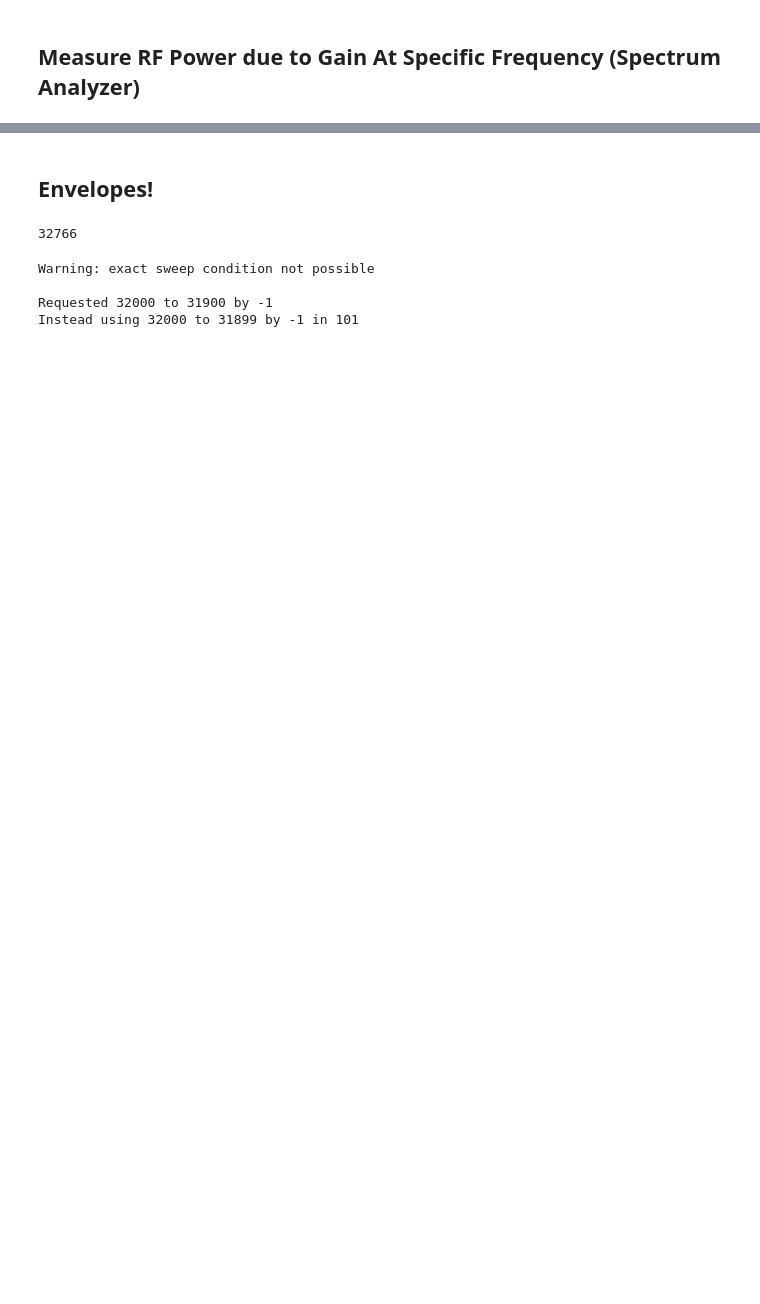
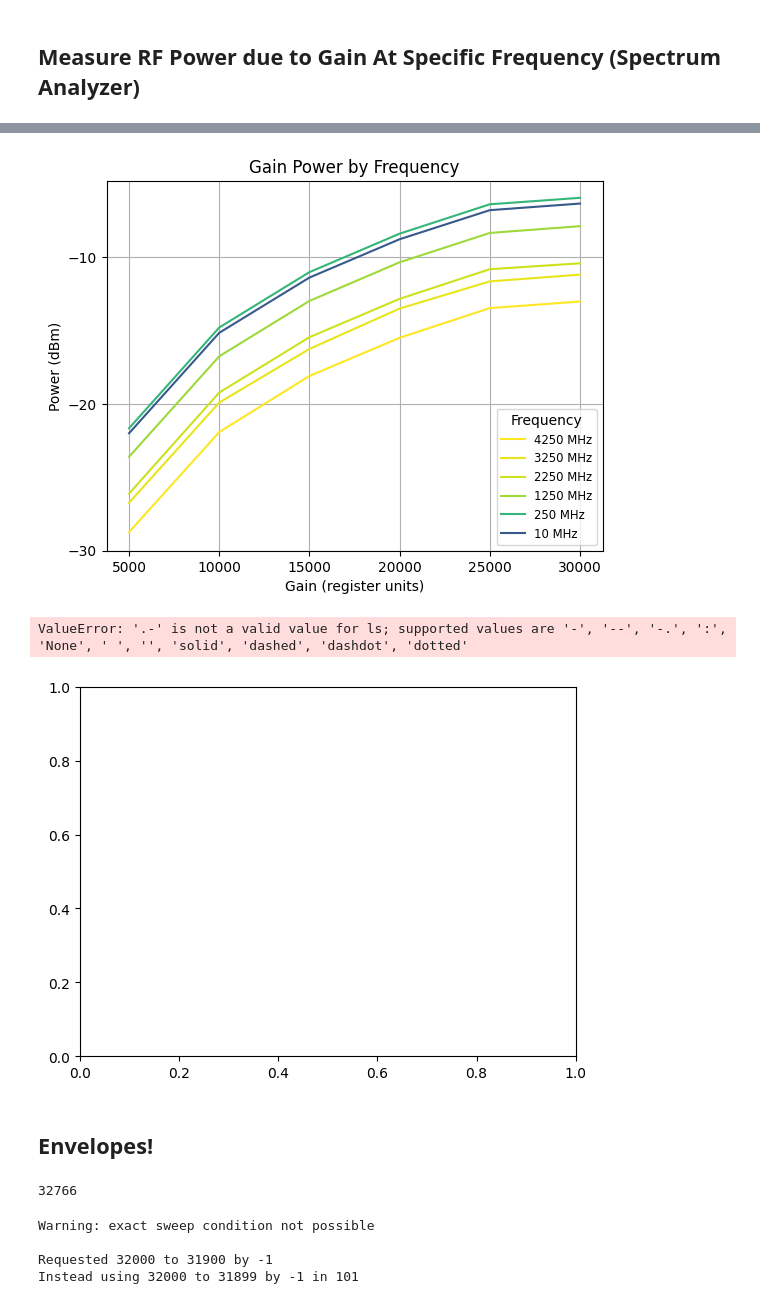
Before and after one commit to vsmar/qick-dawg, a Jupyter notebook: jupyter_notebooks/rf_testing_notebook.ipynb, the cells around one changed output, grey strips where cells are left out. Drawn from its saved outputs; the diff is of its cells as text; code cells hidden in the pictures; blank space fills up the shorter version.

```diff
--- a/jupyter_notebooks/rf_testing_notebook.ipynb
+++ b/jupyter_notebooks/rf_testing_notebook.ipynb
@@ -154,3 +115,45 @@ plt.show()
+# %%
+import pandas as pd
+import matplotlib.cm as cm
+
+path_to_file = r"C:\Users\vsmar\Desktop\Research\Qick Dawg RF Gain RFSoC4x2 - Revised with Nyquist zoning.csv"
+df = pd.read_csv(path_to_file)
+
+gain_col = 'Gain\\MHz'
+gain = df[gain_col]
+
+freq_cols = df.columns.drop(gain_col)
+sorted_freq_cols = np.flip(sorted(freq_cols, key=lambda x: float(x)))
+
+# come up with a color mapping strategy
+max_freq = np.log(float(max(sorted_freq_cols)))
+cmap = cm.get_cmap('viridis')
+
+for frequency in sorted_freq_cols:
+  plt.plot(gain, df[frequency], color= cmap(np.log(float(frequency))/max_freq), label=f'{frequency} MHz')
+
+plt.title(f'Gain Power by Frequency')
+plt.xlabel('Gain (register units)')
+plt.ylabel('Power (dBm)')
+plt.legend(title='Frequency', fontsize='small', loc='lower right')
+plt.yticks(np.arange(-30, 0, 10))
+plt.grid()
+plt.show()
+
+for frequency in sorted_freq_cols:
+  plt.plot(np.log10(gain), df[frequency], color= cmap(np.log(float(frequency))/max_freq), label=f'{frequency} MHz', linestyle=".-")
+
+plt.title(f'Gain Power by Frequency')
+plt.xlabel('Gain (register units log₁₀ scale)')
+plt.ylabel('Power (dBm)')
+plt.legend(title='Frequency', fontsize='small', loc='lower right')
+plt.yticks(np.arange(-30, 0, 10))
+plt.grid()
+plt.show()
+# %% [output]
+[figure, added]
+ValueError: '.-' is not a valid value for ls; supported values are '-', '--', '-.', ':', 'None', ' ', '', 'solid', 'dashed', 'dashdot', 'dotted'
+[figure, added]
 # %% [markdown]
 ## Envelopes!
 # %%
```
Also changed, not shown: parts of 10 cells of this notebook, 8 other files.
